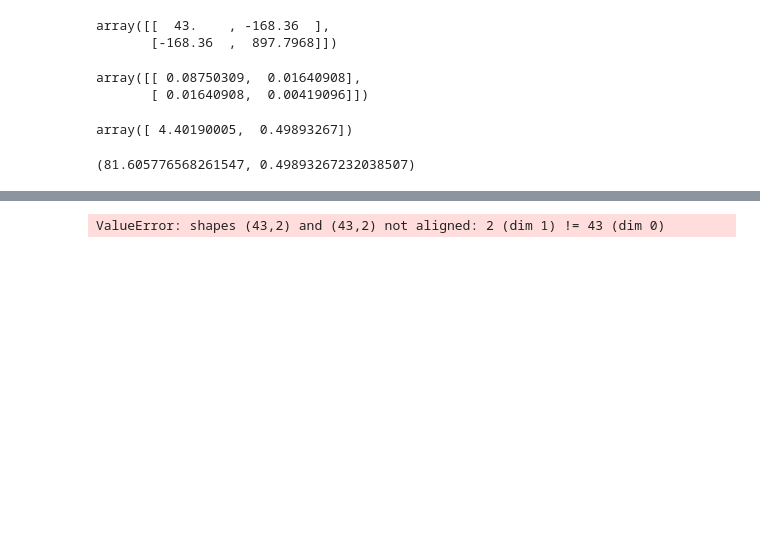
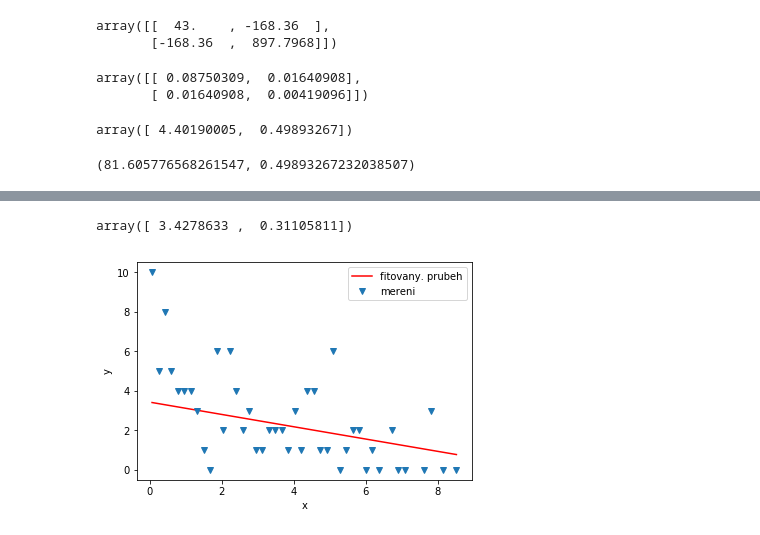
Before and after one commit to limu007/galaxytea, a Jupyter notebook: analysis/justrova_lis2.ipynb, the cells around one changed output, grey strips where cells are left out. Drawn from its saved outputs; the diff is of its cells as text; code cells hidden in the pictures; blank space fills up the shorter version.

```diff
--- a/analysis/justrova_lis2.ipynb
+++ b/analysis/justrova_lis2.ipynb
@@ -107,19 +116,20 @@ print("nejistoty parametru:"+str(errs))
 # %%
 y2=np.random.poisson(ymodel) #nekonstantni nejistoty
-mat_W=np.array([np.ones(len(x)), (-x)]).T #vahova matice jako inverze kovarianci merenych hodnot
+mat_W=np.eye(43)*1/(y) #vahova matice jako inverze kovarianci merenych hodnot
 hessian2=mat_M.T.dot(mat_W.dot(mat_M))
 covar2=np.linalg.inv(hessian2)
 
 pars2=covar2.dot(mat_M.T.dot(mat_W.dot(y2)))
 ymodel2=mat_M.dot(pars2)
 plt.plot(x,ymodel2,'r',label="fitovany. prubeh")
 plt.plot(x,y2,"v",label="mereni")
 plt.xlabel("x")
 plt.ylabel("y")
 plt.legend(loc=0)
 pars2
 # %% [output]
-ValueError: shapes (43,2) and (43,2) not aligned: 2 (dim 1) != 43 (dim 0)
+array([ 3.4278633 ,  0.31105811])
+[figure, added]
 # %%
 s02=sum((y2-ymodel2)**2)
 rs02=s02/(len(x)-2) #2 urcovane parametry
```
Also changed, not shown: parts of 30 cells of this notebook.
